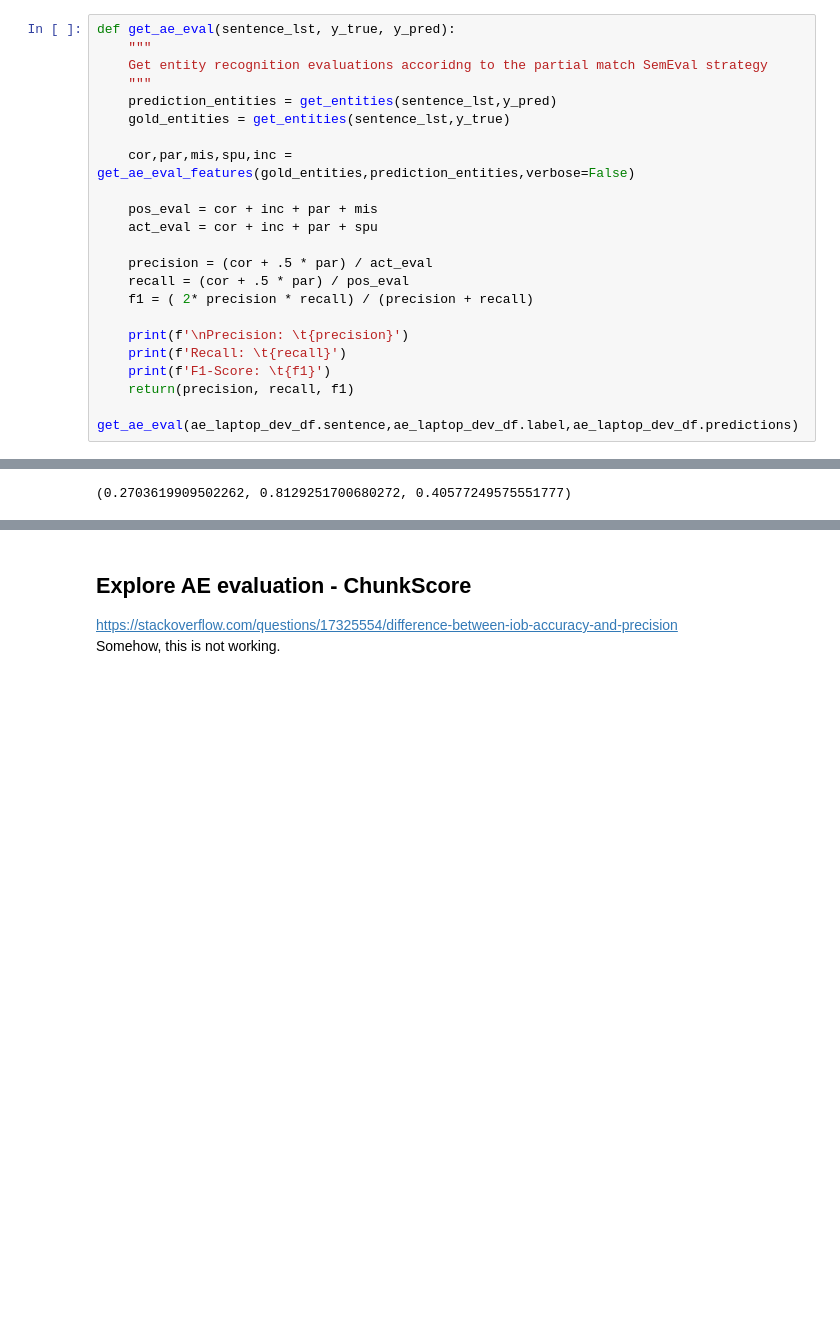
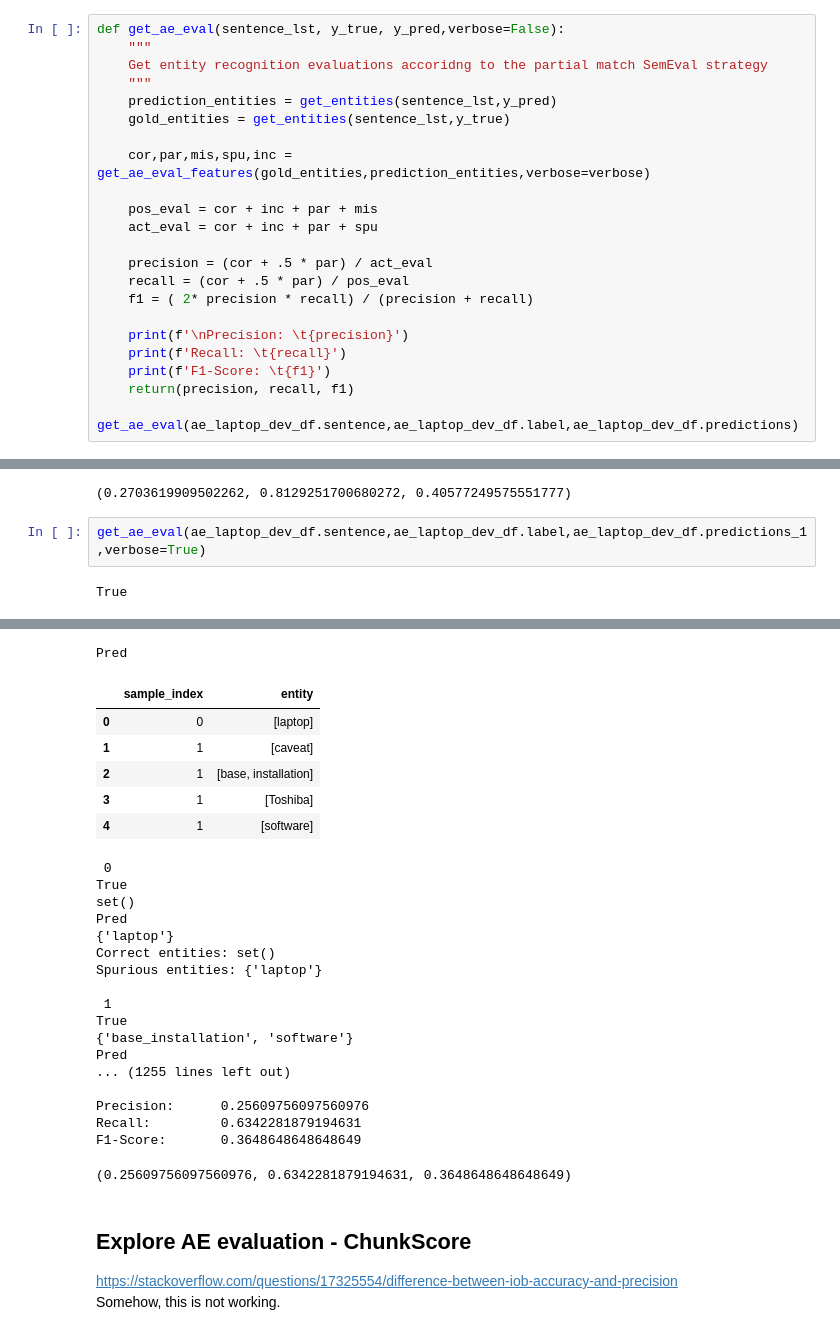
Before and after one commit to janehung04/w266-final, a Jupyter notebook: src/eda-data.ipynb, the cells around one changed output, grey strips where cells are left out. Saved outputs shown, nothing was run; the diff lists cells and outputs as text; blank space fills up the shorter version.

```diff
--- a/src/eda-data.ipynb
+++ b/src/eda-data.ipynb
@@ -503,14 +509,14 @@ Partial: 25
 Missed: 15
 Spurious: 310
 # %%
-def get_ae_eval(sentence_lst, y_true, y_pred):
+def get_ae_eval(sentence_lst, y_true, y_pred,verbose=False):
     """
     Get entity recognition evaluations accoridng to the partial match SemEval strategy
     """
     prediction_entities = get_entities(sentence_lst,y_pred)
     gold_entities = get_entities(sentence_lst,y_true)
 
-    cor,par,mis,spu,inc = get_ae_eval_features(gold_entities,prediction_entities,verbose=False)
+    cor,par,mis,spu,inc = get_ae_eval_features(gold_entities,prediction_entities,verbose=verbose)
 
     pos_eval = cor + inc + par + mis
     act_eval = cor + inc + par + spu
@@ -549,3 +555,7 @@ Precision:      0.2703619909502262
 Recall:         0.8129251700680272
 F1-Score:       0.40577249575551777
 (0.2703619909502262, 0.8129251700680272, 0.40577249575551777)
+# %%
+get_ae_eval(ae_laptop_dev_df.sentence,ae_laptop_dev_df.label,ae_laptop_dev_df.predictions_1,verbose=True)
+# %% [output]
+True
@@ -552,3 +568,28 @@ F1-Score:       0.40577249575551777
+Pred
+|  | sample_index | entity |
+| 0 | 0 | [laptop] |
+| 1 | 1 | [caveat] |
+| 2 | 1 | [base, installation] |
+| 3 | 1 | [Toshiba] |
+| 4 | 1 | [software] |
+ 0
+True
+set()
+Pred
+{'laptop'}
+Correct entities: set()
+Spurious entities: {'laptop'}
+
+ 1
+True
+{'base_installation', 'software'}
+Pred
+... (1255 lines left out)
+
+Precision:      0.25609756097560976
+Recall:         0.6342281879194631
+F1-Score:       0.3648648648648649
+(0.25609756097560976, 0.6342281879194631, 0.3648648648648649)
 # %% [markdown]
 ## Explore AE evaluation - ChunkScore
 https://stackoverflow.com/questions/17325554/difference-between-iob-accuracy-and-precision
```
Also changed, not shown: parts of 8 cells of this notebook.
